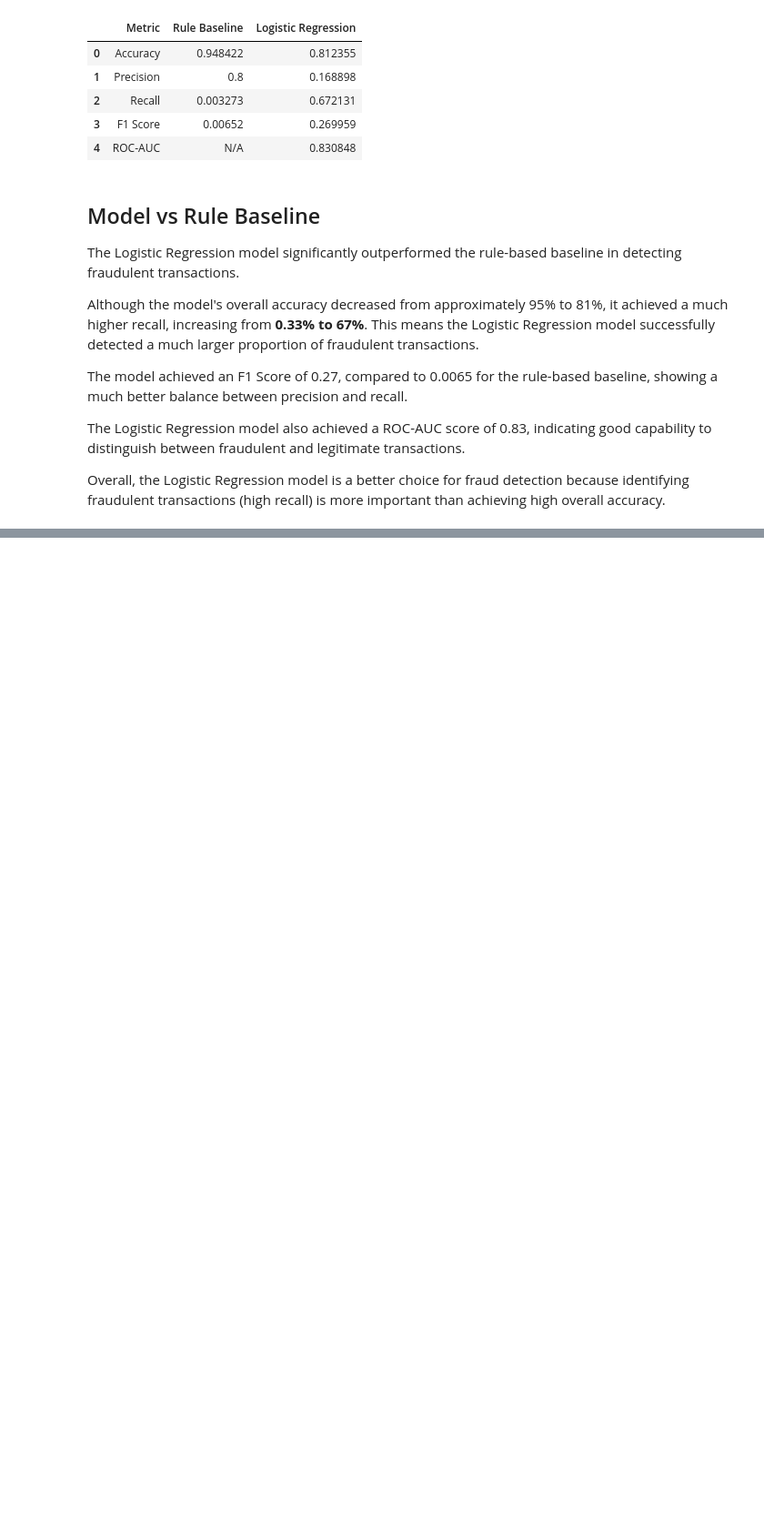
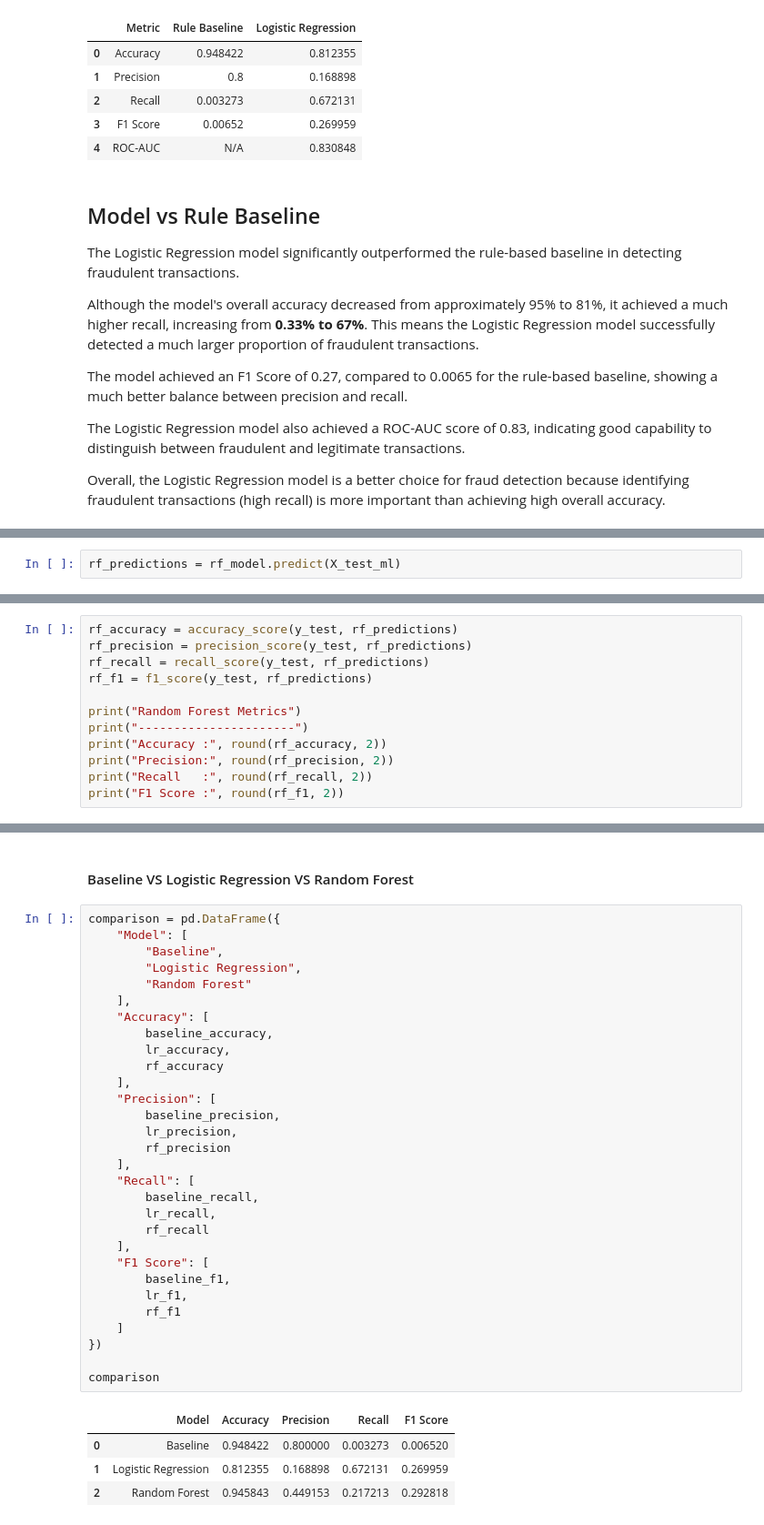
Before and after one commit to Bhav-creator452/order-risk-platform, a Jupyter notebook: notebooks/load_data.ipynb, the cells around one changed output, grey strips where cells are left out. Shown at 91% size. Drawn from its saved outputs; the diff is of its cells as text; blank space fills up the shorter version.

```diff
--- a/notebooks/load_data.ipynb
+++ b/notebooks/load_data.ipynb
@@ -1068,0 +1087,2 @@ Overall, the Logistic Regression model is a better choice for fraud detection be
+# %%
+rf_predictions = rf_model.predict(X_test_ml)
@@ -1068,0 +1091,12 @@ Overall, the Logistic Regression model is a better choice for fraud detection be
+# %%
+rf_accuracy = accuracy_score(y_test, rf_predictions)
+rf_precision = precision_score(y_test, rf_predictions)
+rf_recall = recall_score(y_test, rf_predictions)
+rf_f1 = f1_score(y_test, rf_predictions)
+
+print("Random Forest Metrics")
+print("----------------------")
+print("Accuracy :", round(rf_accuracy, 2))
+print("Precision:", round(rf_precision, 2))
+print("Recall   :", round(rf_recall, 2))
+print("F1 Score :", round(rf_f1, 2))
@@ -1068,0 +1171,37 @@ Overall, the Logistic Regression model is a better choice for fraud detection be
+# %% [markdown]
+#### Baseline VS Logistic Regression VS Random Forest
+# %%
+comparison = pd.DataFrame({
+    "Model": [
+        "Baseline",
+        "Logistic Regression",
+        "Random Forest"
+    ],
+    "Accuracy": [
+        baseline_accuracy,
+        lr_accuracy,
+        rf_accuracy
+    ],
+    "Precision": [
+        baseline_precision,
+        lr_precision,
+        rf_precision
+    ],
+    "Recall": [
+        baseline_recall,
+        lr_recall,
+        rf_recall
+    ],
+    "F1 Score": [
+        baseline_f1,
+        lr_f1,
+        rf_f1
+    ]
+})
+
+comparison
+# %% [output]
+|  | Model | Accuracy | Precision | Recall | F1 Score |
+| 0 | Baseline | 0.948422 | 0.800000 | 0.003273 | 0.006520 |
+| 1 | Logistic Regression | 0.812355 | 0.168898 | 0.672131 | 0.269959 |
+| 2 | Random Forest | 0.945843 | 0.449153 | 0.217213 | 0.292818 |
```
Also changed, not shown: parts of 24 cells of this notebook.
